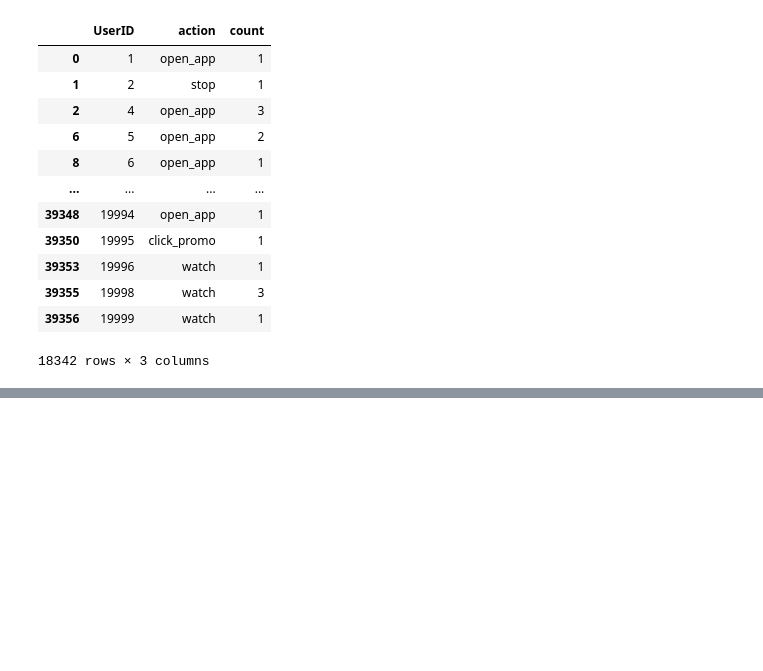
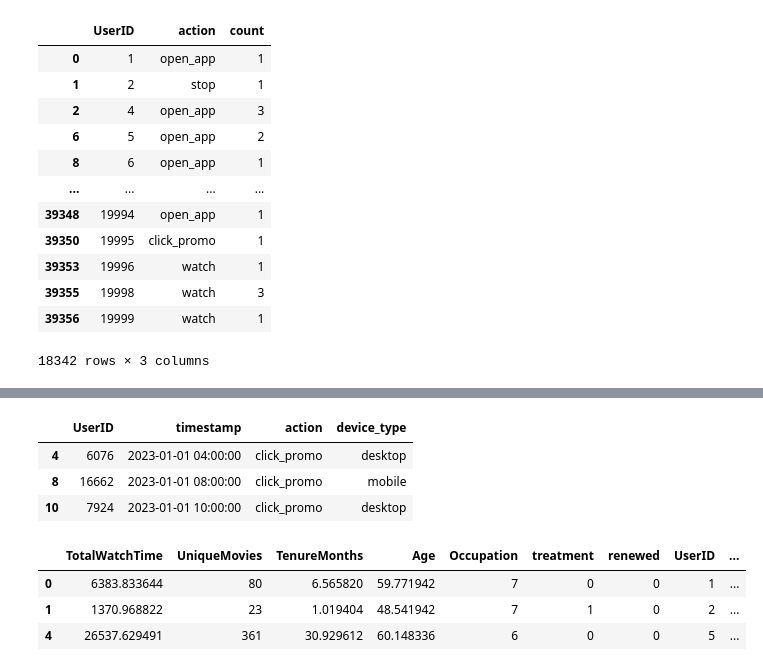
Before and after one commit to stevechengnyc/meta_learners, a Jupyter notebook: MovieLens_EconML_Uplift_Modeling_practice.ipynb, the cells around one changed output, grey strips where cells are left out. Drawn from its saved outputs; the diff is of its cells as text; code cells hidden in the pictures; blank space fills up the shorter version.

```diff
--- a/MovieLens_EconML_Uplift_Modeling_practice.ipynb
+++ b/MovieLens_EconML_Uplift_Modeling_practice.ipynb
@@ -876,0 +952,14 @@ user_activity_logs.groupby(['UserID', 'action']).size().reset_index(name='count'
+# %%
+user_activity_logs[user_activity_logs['action'] == 'click_promo'].head(3)
+# %% [output]
+|  | UserID | timestamp | action | device_type |
+| 4 | 6076 | 2023-01-01 04:00:00 | click_promo | desktop |
+| 8 | 16662 | 2023-01-01 08:00:00 | click_promo | mobile |
+| 10 | 7924 | 2023-01-01 10:00:00 | click_promo | desktop |
+# %%
+simulated_users[simulated_users['renewed'] == 0].head(3)
+# %% [output]
+|  | TotalWatchTime | UniqueMovies | TenureMonths | Age | Occupation | treatment | renewed | UserID | ... |
+| 0 | 6383.833644 | 80 | 6.565820 | 59.771942 | 7 | 0 | 0 | 1 | ... |
+| 1 | 1370.968822 | 23 | 1.019404 | 48.541942 | 7 | 1 | 0 | 2 | ... |
+| 4 | 26537.629491 | 361 | 30.929612 | 60.148336 | 6 | 0 | 0 | 5 | ... |
```
Also changed, not shown: parts of 12 cells of this notebook.
